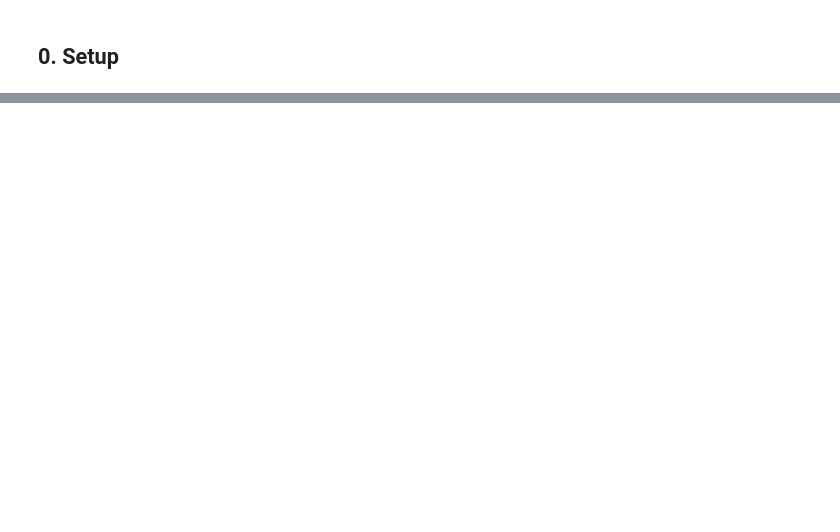
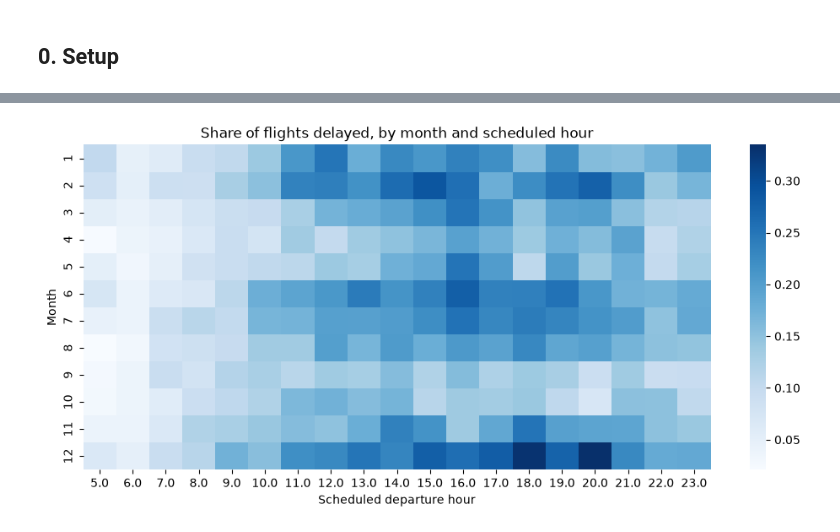
Before and after one commit to seyhasenganz/my-sql-assignment, a Jupyter notebook: flight_weather_analysis/Flight_Weather_Delay_Analysis.ipynb, the cells around one changed output, grey strips where cells are left out. Drawn from its saved outputs; the diff is of its cells as text; code cells hidden in the pictures; blank space fills up the shorter version.

```diff
--- a/flight_weather_analysis/Flight_Weather_Delay_Analysis.ipynb
+++ b/flight_weather_analysis/Flight_Weather_Delay_Analysis.ipynb
@@ -750,0 +340,13 @@ This is the version we recommend.
+# %%
+# Cleaning step 2: drop wind_gust (copy of wind_speed) and pressure (17% missing)
+df = df.drop(columns=['wind_gust', 'pressure'])
+# %%
+# Cleaning step 3: rebuild the SCHEDULED departure hour
+# dep_time is written as hhmm (e.g. 1930 = 19:30). Convert to minutes after midnight,
+# subtract the delay, and convert back to an hour
+dep_minutes = (df['dep_time'] // 100) * 60 + (df['dep_time'] % 100)
+sched_minutes = (dep_minutes - df['dep_delay']) % (24 * 60)
+df['sched_hour'] = sched_minutes // 60
+
+# Check: flights that left at 1-4am were mostly scheduled in the evening
+df[df['hour'].isin([1, 2, 3, 4])]['sched_hour'].value_counts().head()
@@ -750,0 +361,8 @@ This is the version we recommend.
+# %%
+# Cleaning step 4: cancelled flights have no delay to measure - keep them out of the delay analysis
+print('Cancelled flights:', df['dep_time'].isnull().sum())
+
+# Cleaning step 5: flights without weather can't be used in the weather analysis
+# Analysis set = flights that departed AND have weather
+df_clean = df[df['dep_time'].notnull() & df['Key_Weather'].notnull()].copy()
+print('Flights in analysis set:', len(df_clean))
@@ -750,0 +372,4 @@ This is the version we recommend.
+# %%
+# Cleaning step 6: add a yes/no column: was the flight more than 15 minutes late?
+# 15 minutes is the official airline industry definition of "delayed"
+df_clean['delayed'] = (df_clean['dep_delay'] > 15).astype(int)
@@ -750,0 +469,12 @@ This is the version we recommend.
+# %%
+# Chart 2: month x hour heatmap
+heat = df_clean[df_clean['sched_hour'] >= 5].groupby(['month', 'sched_hour'])['delayed'].mean().unstack()
+
+plt.figure(figsize=(12, 5))
+sns.heatmap(heat, cmap='Blues')
+plt.title('Share of flights delayed, by month and scheduled hour')
+plt.xlabel('Scheduled departure hour')
+plt.ylabel('Month')
+plt.show()
+# %% [output]
+[figure, added]
```
Also changed, not shown: parts of 113 cells of this notebook, 1 other file.
